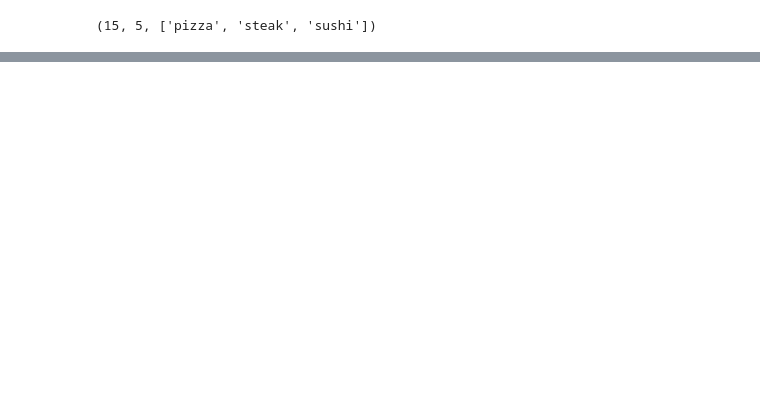
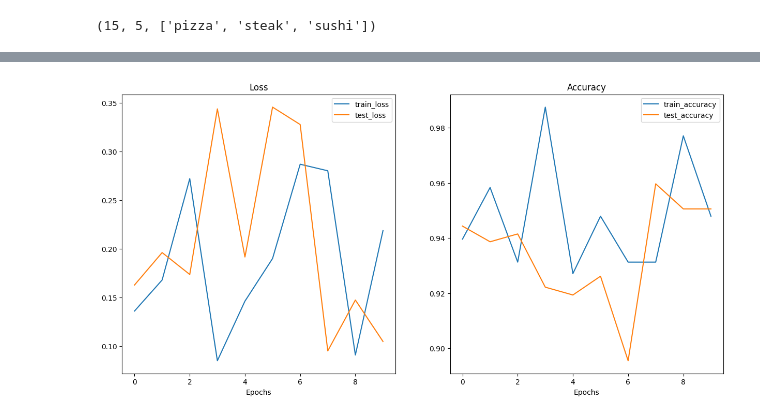
Before and after one commit to JonnyPOH/CNN_deployment, a Jupyter notebook: test.ipynb, the cells around one changed output, grey strips where cells are left out. Saved outputs shown, nothing was run; the diff lists cells and outputs as text; code cells hidden in the pictures; blank space fills up the shorter version.

```diff
--- a/test.ipynb
+++ b/test.ipynb
@@ -244,3 +283,20 @@ train_dataloader_effnetb2, test_dataloader_effnetb2, class_names = data_setup.cr
 len(train_dataloader_effnetb2), len(test_dataloader_effnetb2), class_names
 # %% [output]
 (15, 5, ['pizza', 'steak', 'sushi'])
+# %%
+from going_modular.going_modular import engine
+
+loss_fn = torch.nn.CrossEntropyLoss()
+
+optimizer = torch.optim.Adam(params=effnetb2.parameters(),
+                             lr=0.001,
+                             weight_decay=0.00001)
+
+set_seeds()
+effnetb2_results = engine.train(model=effnetb2,
+                                train_dataloader=train_dataloader_effnetb2,
+                                test_dataloader=test_dataloader_effnetb2,
+                                epochs=10,
+                                optimizer=optimizer,
+                                loss_fn=loss_fn,
+                                device=device)
@@ -246,0 +307,6 @@ len(train_dataloader_effnetb2), len(test_dataloader_effnetb2), class_names
+# %%
+from helper_functions import plot_loss_curves
+
+plot_loss_curves(effnetb2_results)
+# %% [output]
+[figure, added]
```
Also changed, not shown: parts of 3 cells of this notebook, 1 other file.
